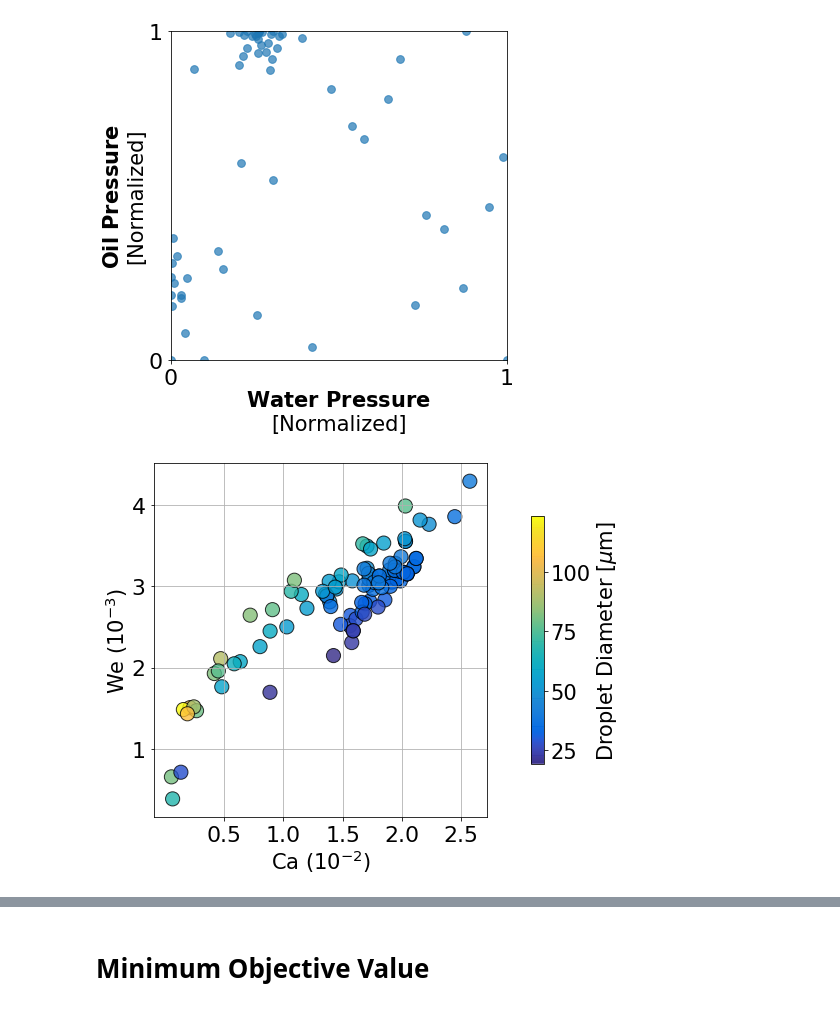
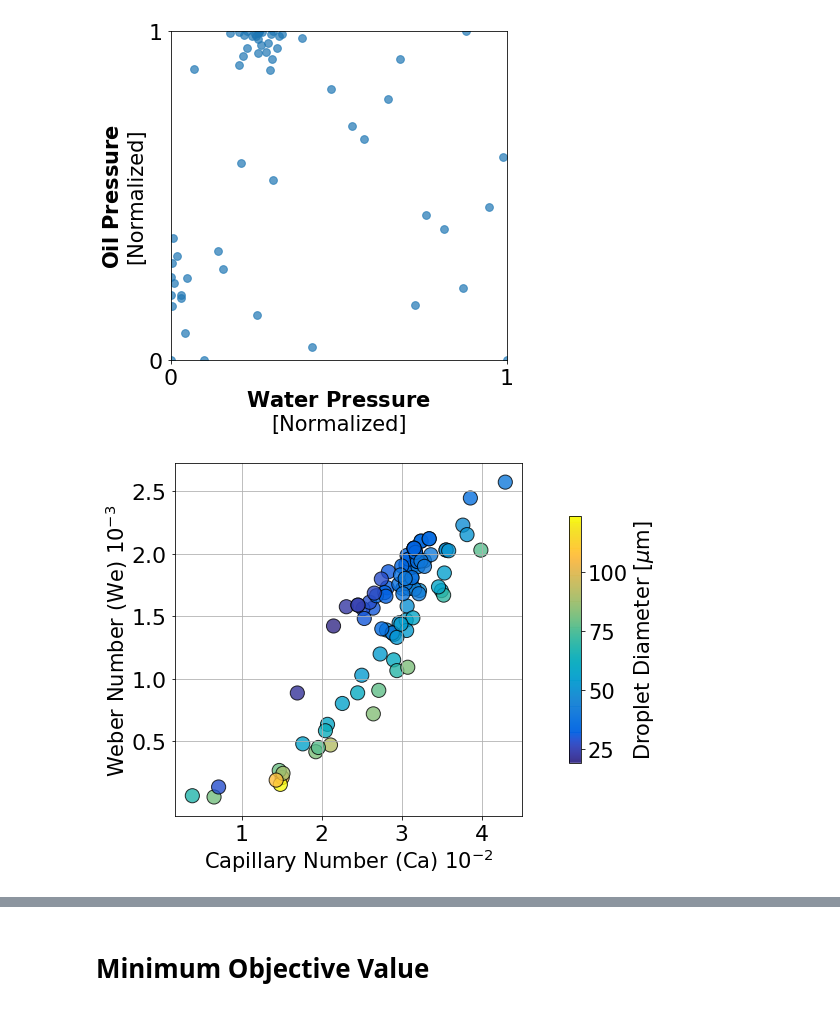
Before and after one commit to PV-Lab/ML-Multiscale-Droplets, a Jupyter notebook: Plot_Figures.ipynb, the cells around one changed output, grey strips where cells are left out. Cells and saved outputs as stored; diff of their text form; code cells hidden in the pictures.

```diff
--- a/Plot_Figures.ipynb
+++ b/Plot_Figures.ipynb
@@ -17,3 +10,31 @@ drops_per_row=pd.read_csv(path+'microfluidic/microfluidic_drop_per_row_032021.cs
+# %%
+# import data
+path='C:/Users/alexs/Dropbox (MIT)/Buonassisi-Group/ASD Team/Archerfish/05_Data/OSF_data/BO_EXPERIMENT_032021/' # set path to data folder
+impath='C:/Users/alexs/Dropbox (MIT)/Buonassisi-Group/ASD Team/Archerfish/07_Figure_Graphs/Working_Folder/'
+bo = pd.read_csv(path+'inkjet/inkjet_for_plotting_032021.csv')
+bom=pd.read_csv(path+'microfluidic/microfluidic_for_plotting_032021.csv')
+cawe_geom=pd.read_csv(path+'microfluidic/microfluidic_drop_diam_032021.csv')
+drops_per_row=pd.read_csv(path+'microfluidic/microfluidic_drop_per_row_032021.csv')
+
+# inkjet
+me=['EI','MPI','LCB']
+for y in range(len(me)):
+    globals()['bo'+me[y]]=bo[bo['Method']==me[y]].reset_index(drop=True)
+    globals()['bo'+me[y]+'_min']=[1]
+    for n in range(globals()['bo'+me[y]].shape[0]):
+        if globals()['bo'+me[y]]['Min Function Val'][n]<globals()['bo'+me[y]+'_min'][n]:
+            globals()['bo'+me[y]+'_min'].append(globals()['bo'+me[y]]['Min Function Val'][n])
+        else:
+            globals()['bo'+me[y]+'_min'].append(globals()['bo'+me[y]+'_min'][n])
+# microfluidic
+for y in range(len(me)):
+    globals()['bom'+me[y]]=bom[bom['Method']==me[y]].reset_index(drop=True)
+    globals()['bom'+me[y]+'_min']=[1]
+    for n in range(globals()['bom'+me[y]].shape[0]):
+        if n>0 and globals()['bom'+me[y]]['Min Function Val'][n]<globals()['bom'+me[y]+'_min'][n]:
+            globals()['bom'+me[y]+'_min'].append(globals()['bom'+me[y]]['Min Function Val'][n])
+        else:
+            globals()['bom'+me[y]+'_min'].append(globals()['bom'+me[y]+'_min'][n])
 # %%
 def avoid_singular(x1,x2,y,res=100):
     X1, X2 = np.meshgrid(np.linspace(np.min(x1),np.max(x1),res),np.linspace(np.min(x2),np.max(x2),res))
@@ -641,30 +662,31 @@ plt.show()
 # %%
 fs=21
 fs1=22
-fig,ax = plt.subplots(ncols=1,nrows=1,figsize=(7.5,6))
+fig,ax = plt.subplots(ncols=1,nrows=1,figsize=(8,6))
 ax.set_frame_on(False)
-pl=plt.scatter(cawe_geom['Ca*10^-2'],cawe_geom['We*10^-3'],c=cawe_geom['avg_diam'],cmap=parula_map,s=200,edgecolor='k',alpha=0.8)
+pl=plt.scatter(cawe_geom['We*10^-3'],cawe_geom['Ca*10^-2'],c=cawe_geom['avg_diam'],cmap=parula_map,s=200,edgecolor='k',alpha=0.8) # swap axes because data is labelled incorrectly
 
 ax.grid(False)
-ax.set_xlabel('Ca ($10^{-2}$)',fontsize=fs)
-ax.set_ylabel('We ($10^{-3}$)',fontsize=fs)
-ax.set_xticks([0.5,1.,1.5,2.,2.5])
+ax.set_xlabel('Capillary Number (Ca) $10^{-2}$',fontsize=fs)
+ax.set_ylabel('Weber Number (We) $10^{-3}$',fontsize=fs)
+ax.set_yticks([0.5,1.,1.5,2.,2.5])
+ax.set_xticks([1.,2.,3.,4.])
 ax.tick_params(axis='x',labelsize=fs1,pad=5)
 ax.tick_params(axis='y',labelsize=fs1,pad=5)
 ax.xaxis.labelpad = 2
 ax.yaxis.labelpad = 2
 ax.set_frame_on(True)
 ax.dist=12
 
 cbar=plt.colorbar(pl,shrink=0.7,pad=0.1)
 cbar.ax.tick_params(labelsize=fs)
 cbar.set_label('Droplet Diameter [$\mu$m]',size=fs)
 plt.tight_layout()
 plt.grid()
 # plt.savefig(impath+'micro_diam_R1.png',dpi=300,bbox_inches='tight',transparent=True)
 plt.show()
 # %% [output]
-[figure, old version]
+[figure, new version]
 # %%
 fs=21
 fs1=22
```
Also changed, not shown: parts of 9 cells of this notebook, 5 other files.
